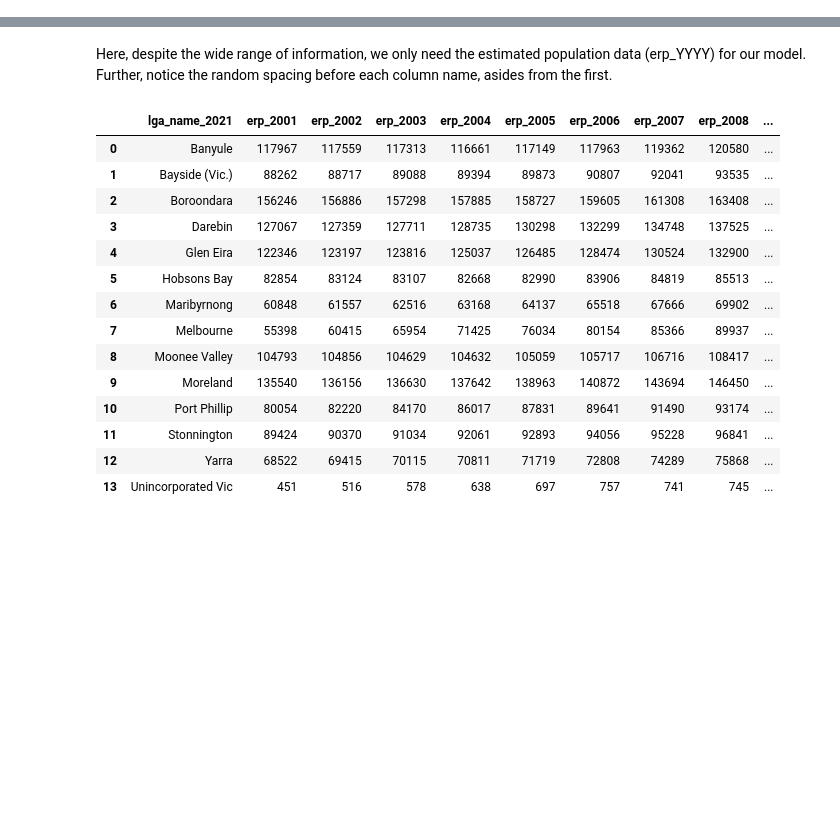
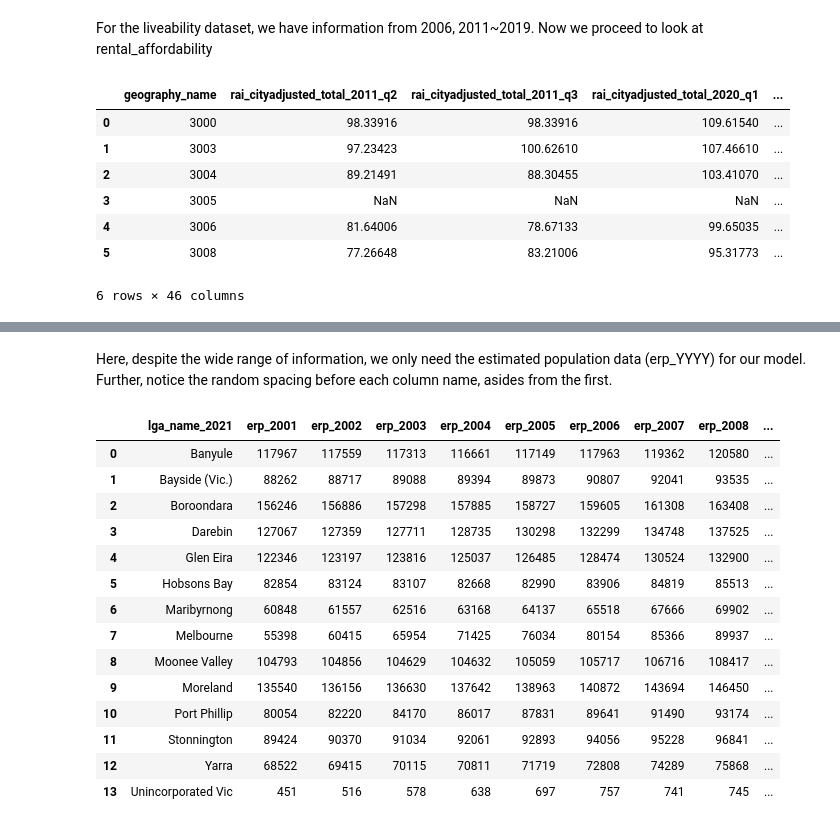
Before and after one commit to Harish-2502/CCC-Team-72, a Jupyter notebook: backend/livability_affordability modelling.ipynb, the cells around one changed output, grey strips where cells are left out. Cells and saved outputs as stored; diff of their text form; code cells hidden in the pictures; blank space fills up the shorter version.

Commit message:
Adding another modelling for liveability + rental affordability

```diff
--- a/backend/modelling.ipynb
+++ b/backend/livability_affordability modelling.ipynb
@@ -54,0 +27,6 @@ Index(['births_2017_18', 'natural_increase_2020_21', 'births_2020_21',
+# %%
+# Load data
+
+liveability = pd.read_csv("../data/predictor/Melbourne Liveability Indicators.csv")
+rental_affordability = pd.read_csv("../data/response/rental_affordability.csv")
+rental_affordability.columns = rental_affordability.columns.str.replace(' ', '')
@@ -54,0 +71,13 @@ Index(['births_2017_18', 'natural_increase_2020_21', 'births_2020_21',
+# %% [markdown]
+For the liveability dataset, we have information from 2006, 2011~2019. Now we proceed to look at rental_affordability
+# %%
+rental_affordability
+# %% [output]
+|  | geography_name | rai_cityadjusted_total_2011_q2 | rai_cityadjusted_total_2011_q3 | rai_cityadjusted_total_2020_q1 | ... |
+| 0 | 3000 | 98.33916 | 98.33916 | 109.61540 | ... |
+| 1 | 3003 | 97.23423 | 100.62610 | 107.46610 | ... |
+| 2 | 3004 | 89.21491 | 88.30455 | 103.41070 | ... |
+| 3 | 3005 | NaN | NaN | NaN | ... |
+| 4 | 3006 | 81.64006 | 78.67133 | 99.65035 | ... |
+| 5 | 3008 | 77.26648 | 83.21006 | 95.31773 | ... |
+6 rows × 46 columns
```
Also changed, not shown: parts of 15 cells of this notebook, 4 other files.
